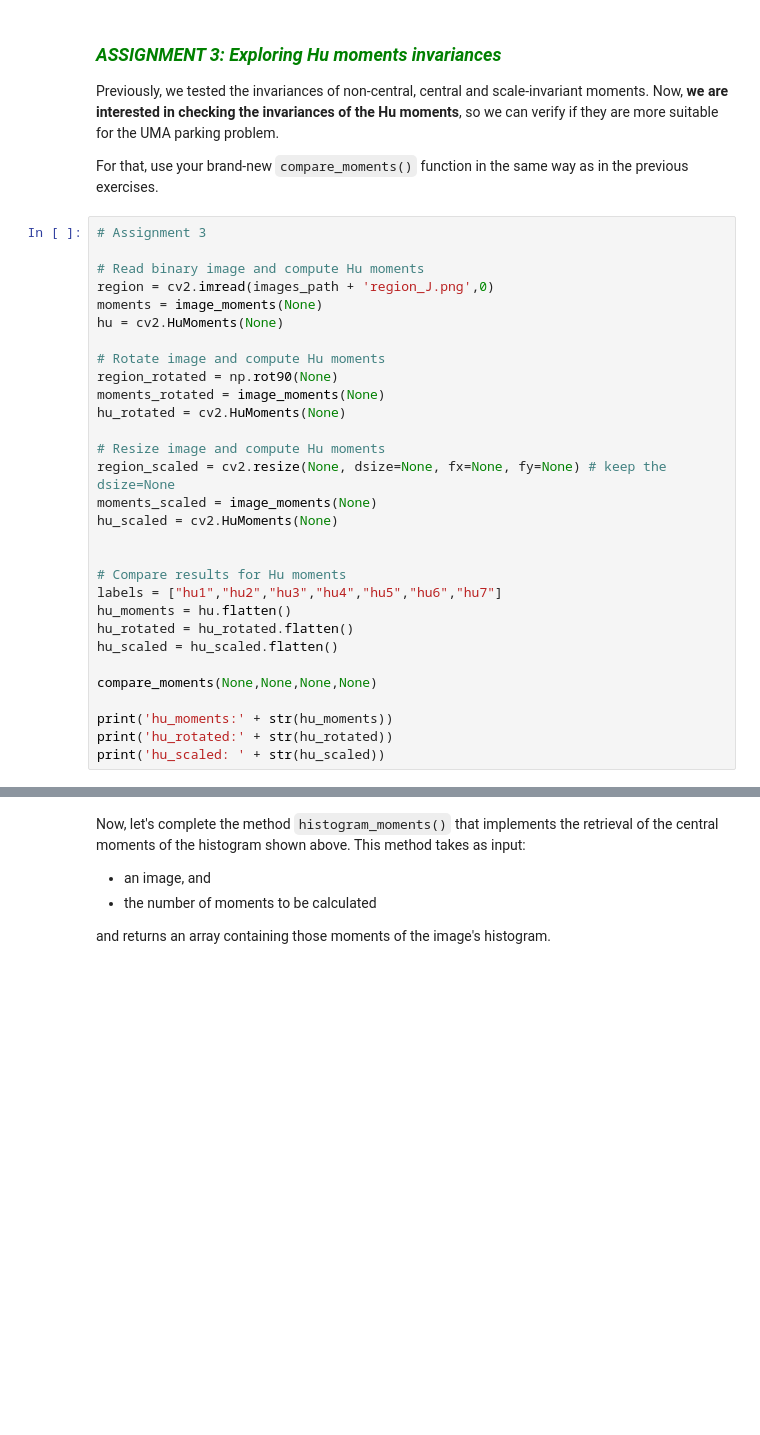
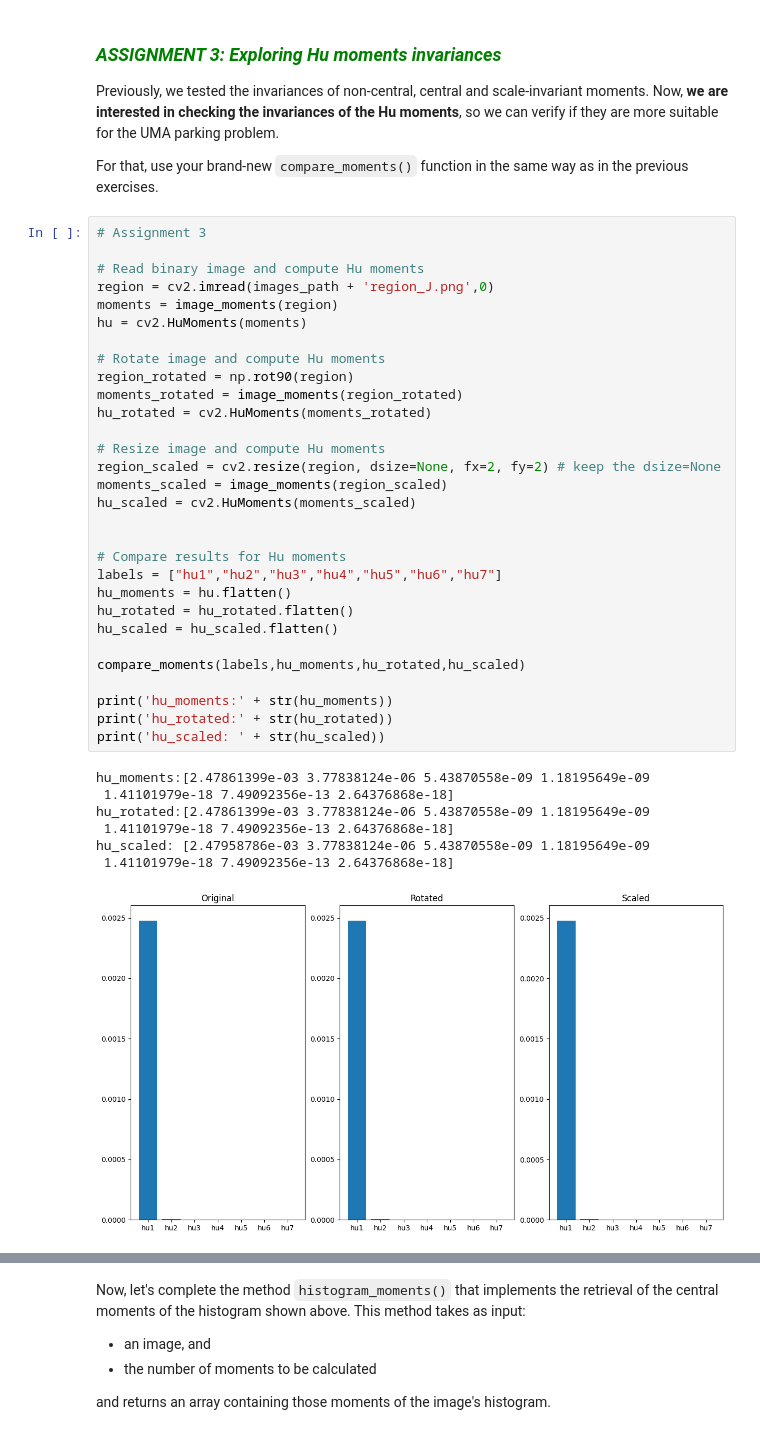
Before and after one commit to projectGeorge/uma_cv_2025, a Jupyter notebook: Chapter 06. Region Description/6.2 Region-content description.ipynb, the cells around one changed output, grey strips where cells are left out. Cells and saved outputs as stored; diff of their text form; blank space fills up the shorter version.

```diff
--- a/Chapter 06. Region Description/6.2 Region-content description.ipynb
+++ b/Chapter 06. Region Description/6.2 Region-content description.ipynb
@@ -396,33 +396,41 @@ For that, use your brand-new `compare_moments()` function in the same way as in
 # %%
 # Assignment 3
 
 # Read binary image and compute Hu moments
 region = cv2.imread(images_path + 'region_J.png',0)
-moments = image_moments(None)
-hu = cv2.HuMoments(None)
+moments = image_moments(region)
+hu = cv2.HuMoments(moments)
 
 # Rotate image and compute Hu moments
-region_rotated = np.rot90(None)
-moments_rotated = image_moments(None)
-hu_rotated = cv2.HuMoments(None)
+region_rotated = np.rot90(region)
+moments_rotated = image_moments(region_rotated)
+hu_rotated = cv2.HuMoments(moments_rotated)
 
 # Resize image and compute Hu moments
-region_scaled = cv2.resize(None, dsize=None, fx=None, fy=None) # keep the dsize=None
-moments_scaled = image_moments(None)
-hu_scaled = cv2.HuMoments(None)
+region_scaled = cv2.resize(region, dsize=None, fx=2, fy=2) # keep the dsize=None
+moments_scaled = image_moments(region_scaled)
+hu_scaled = cv2.HuMoments(moments_scaled)
 
 
 # Compare results for Hu moments
 labels = ["hu1","hu2","hu3","hu4","hu5","hu6","hu7"]
 hu_moments = hu.flatten()
 hu_rotated = hu_rotated.flatten()
 hu_scaled = hu_scaled.flatten()
 
-compare_moments(None,None,None,None)
+compare_moments(labels,hu_moments,hu_rotated,hu_scaled)
 
 print('hu_moments:' + str(hu_moments))
 print('hu_rotated:' + str(hu_rotated))
 print('hu_scaled: ' + str(hu_scaled))
+# %% [output]
+hu_moments:[2.47861399e-03 3.77838124e-06 5.43870558e-09 1.18195649e-09
+ 1.41101979e-18 7.49092356e-13 2.64376868e-18]
+hu_rotated:[2.47861399e-03 3.77838124e-06 5.43870558e-09 1.18195649e-09
+ 1.41101979e-18 7.49092356e-13 2.64376868e-18]
+hu_scaled: [2.47958786e-03 3.77838124e-06 5.43870558e-09 1.18195649e-09
+ 1.41101979e-18 7.49092356e-13 2.64376868e-18]
+[figure, added]
 # %% [markdown]
 ### <font color="blue"><b><i>Thinking about it (4)</i></b></font>
 
```
Also changed, not shown: parts of 5 cells of this notebook.
